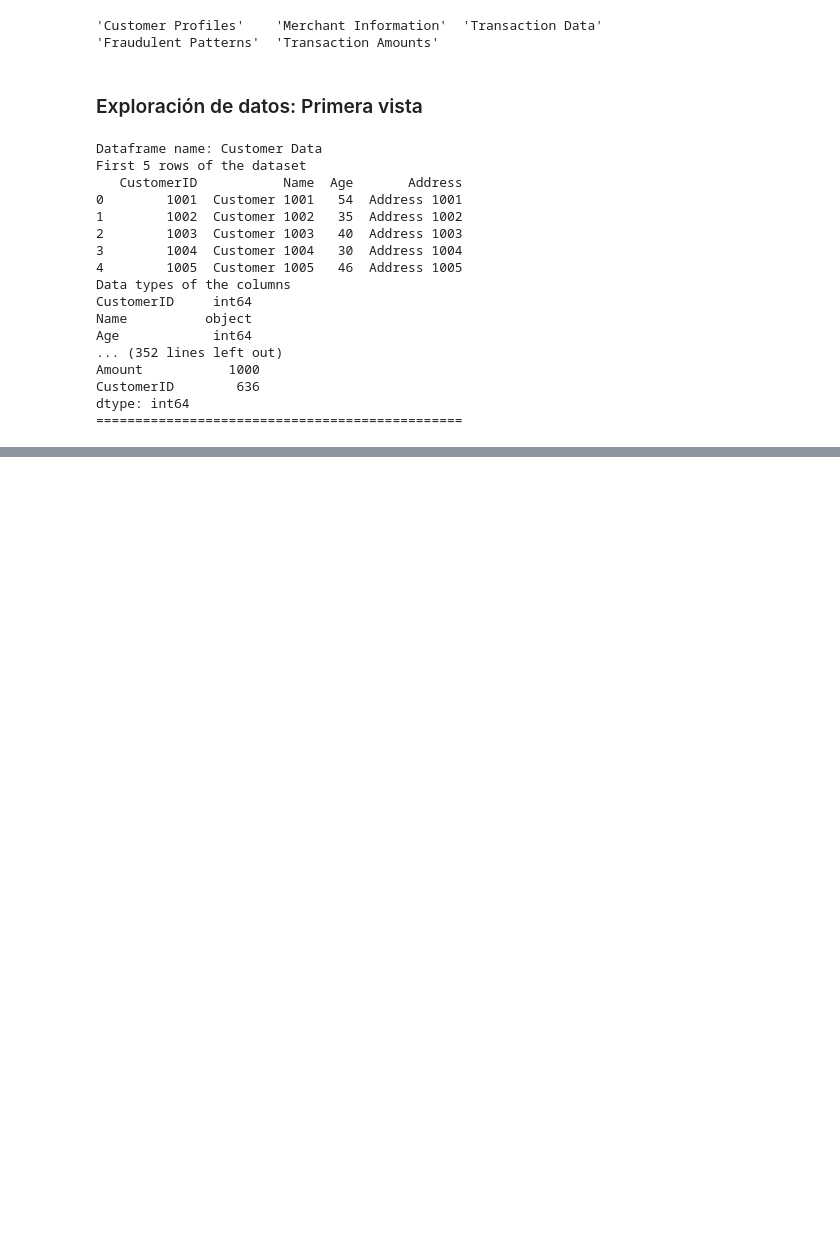
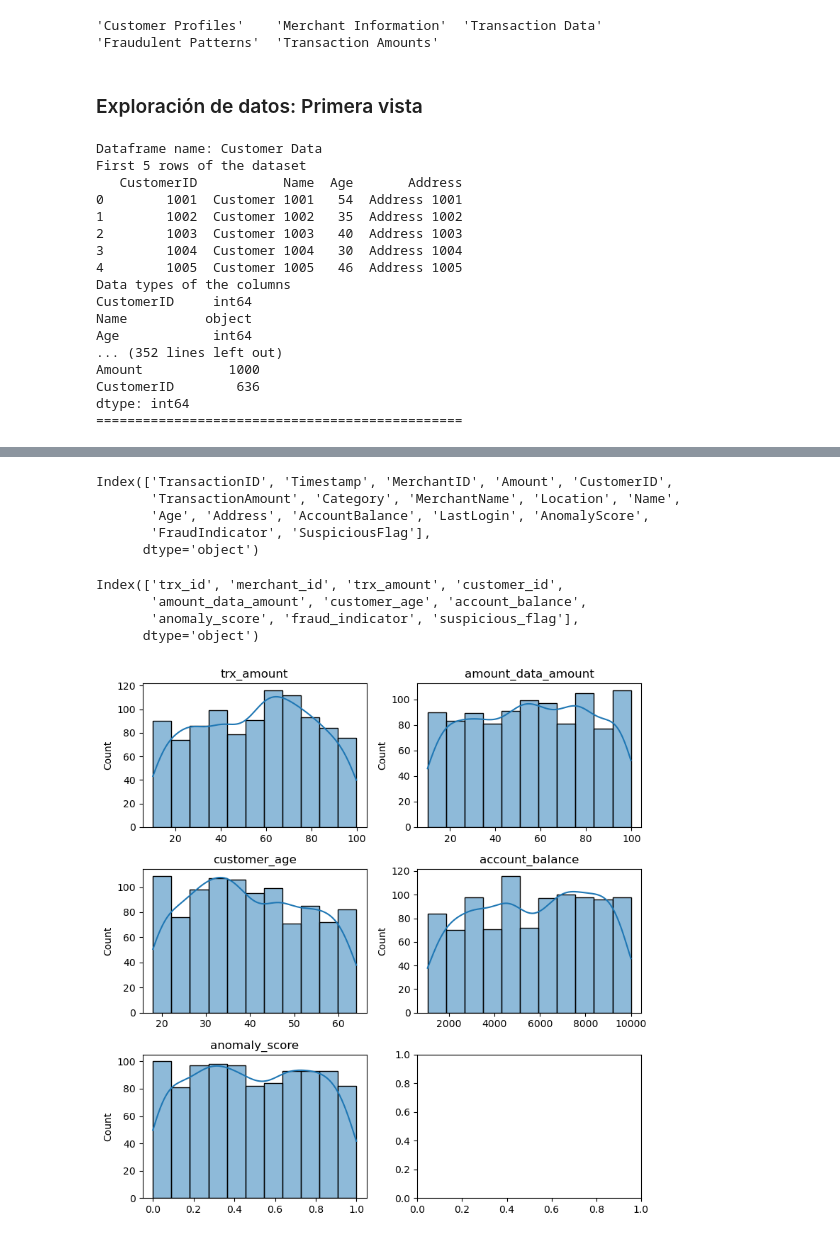
Before and after one commit to kevinsant0s/fraud-detection-coderhouse, a Jupyter notebook: notebooks/EDA_fraud.ipynb, the cells around one changed output, grey strips where cells are left out. Saved outputs shown, nothing was run; the diff lists cells and outputs as text; code cells hidden in the pictures; blank space fills up the shorter version.

```diff
--- a/notebooks/EDA_fraud.ipynb
+++ b/notebooks/EDA_fraud.ipynb
@@ -122,0 +214,62 @@ df_trx_records: Contains transaction records such as TransactionID, Amount, and
+# %%
+df_joined.columns
+# %% [output]
+Index(['TransactionID', 'Timestamp', 'MerchantID', 'Amount', 'CustomerID',
+       'TransactionAmount', 'Category', 'MerchantName', 'Location', 'Name',
+       'Age', 'Address', 'AccountBalance', 'LastLogin', 'AnomalyScore',
+       'FraudIndicator', 'SuspiciousFlag'],
+      dtype='object')
+# %%
+# renombro las columnas de df_joined para que sean mas descriptivas
+df_joined.rename(columns={'TransactionID': 'trx_id',
+                          'Timestamp': 'trx_timestamp',
+                          'MerchantID': 'merchant_id',
+                          'Amount': 'trx_amount',
+                          'CustomerID': 'customer_id',
+                          'TransactionAmount': 'amount_data_amount',
+                          'Category': 'trx_category',
+                          'MerchantName': 'merchant_name',
+                          'Location': 'merchant_location',
+                          'Name': 'customer_name',
+                          'Age': 'customer_age',
+                          'Address': 'customer_address',
+                          'AccountBalance': 'account_balance',
+                          'LastLogin': 'account_last_login',
+                          'AnomalyScore': 'anomaly_score',
+                          'FraudIndicator': 'fraud_indicator',
+                          'SuspiciousFlag': 'suspicious_flag'}, inplace=True)
+# %%
+df_joined.select_dtypes(include=['int64', 'float64']).columns
+# %% [output]
+Index(['trx_id', 'merchant_id', 'trx_amount', 'customer_id',
+       'amount_data_amount', 'customer_age', 'account_balance',
+       'anomaly_score', 'fraud_indicator', 'suspicious_flag'],
+      dtype='object')
+# %%
+# Obtener las columnas numéricas del dataframe
+numeric_columns = df_joined.select_dtypes(include=['int64', 'float64']).columns
+
+# Excluir las columnas de identificación, flags y fraud_indicator
+excluded_columns = ['trx_id', 'merchant_id', 'customer_id', 'fraud_indicator','suspicious_flag']
+numeric_columns = [col for col in numeric_columns if col not in excluded_columns]
+
+# Calcular el número de filas y columnas para la grilla de histogramas
+num_cols = 2
+num_rows = len(numeric_columns) // 2 + len(numeric_columns) % 2
+
+
+# Crear la figura y los ejes de la grilla
+fig, axes = plt.subplots(num_rows, num_cols, figsize=(8, 8))
+
+# Iterar por cada columna numérica y crear un histograma en el eje correspondiente
+for current_idx, col in enumerate(numeric_columns):
+    i = current_idx // num_cols
+    j = current_idx % num_cols
+    sns.histplot(df_joined[col], ax=axes[i][j],kde=True)
+    axes[i][j].set_title(col)
+    axes[i][j].set_xlabel("")
+
+# Ajustar los espacios entre los subplots
+plt.tight_layout()
+# %% [output]
+[figure, added]
```
Also changed, not shown: parts of 30 cells of this notebook, 2 other files.
